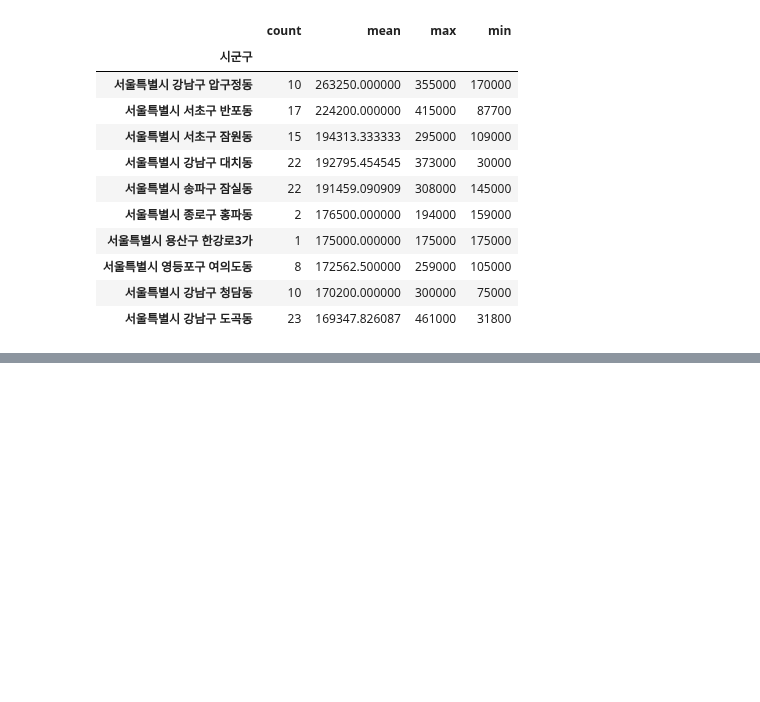
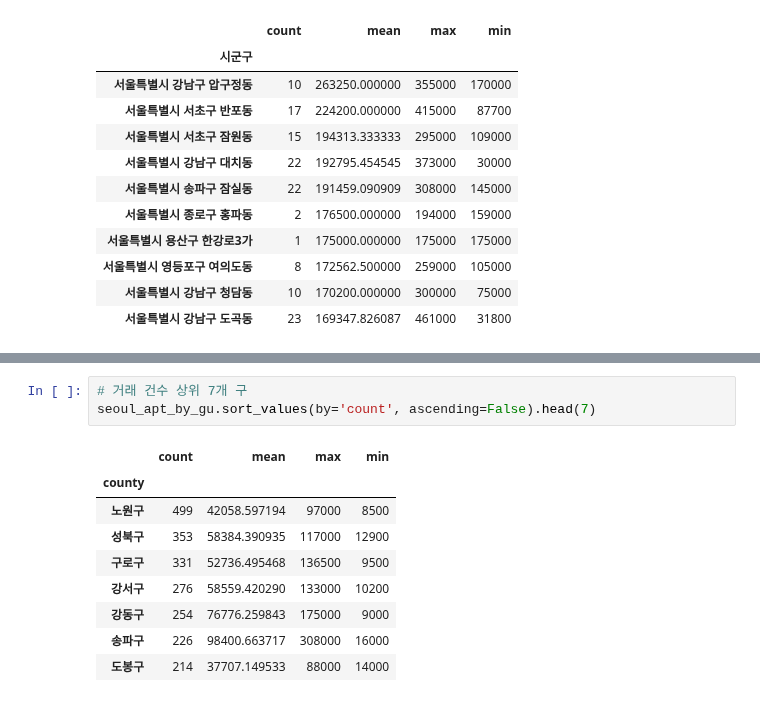
Before and after one commit to JakeOh/202011_itw_bd21, a Jupyter notebook: lab_da/da17_apt201910.ipynb, the cells around one changed output, grey strips where cells are left out. Saved outputs shown, nothing was run; the diff lists cells and outputs as text; blank space fills up the shorter version.

```diff
--- a/lab_da/da17_apt201910.ipynb
+++ b/lab_da/da17_apt201910.ipynb
@@ -396,0 +441,13 @@ result
+# %%
+# 거래 건수 상위 7개 구
+seoul_apt_by_gu.sort_values(by='count', ascending=False).head(7)
+# %% [output]
+|  | count | mean | max | min |
+| county |  |  |  |  |
+| 노원구 | 499 | 42058.597194 | 97000 | 8500 |
+| 성북구 | 353 | 58384.390935 | 117000 | 12900 |
+| 구로구 | 331 | 52736.495468 | 136500 | 9500 |
+| 강서구 | 276 | 58559.420290 | 133000 | 10200 |
+| 강동구 | 254 | 76776.259843 | 175000 | 9000 |
+| 송파구 | 226 | 98400.663717 | 308000 | 16000 |
+| 도봉구 | 214 | 37707.149533 | 88000 | 14000 |
```
Also changed, not shown: parts of 5 cells of this notebook.
